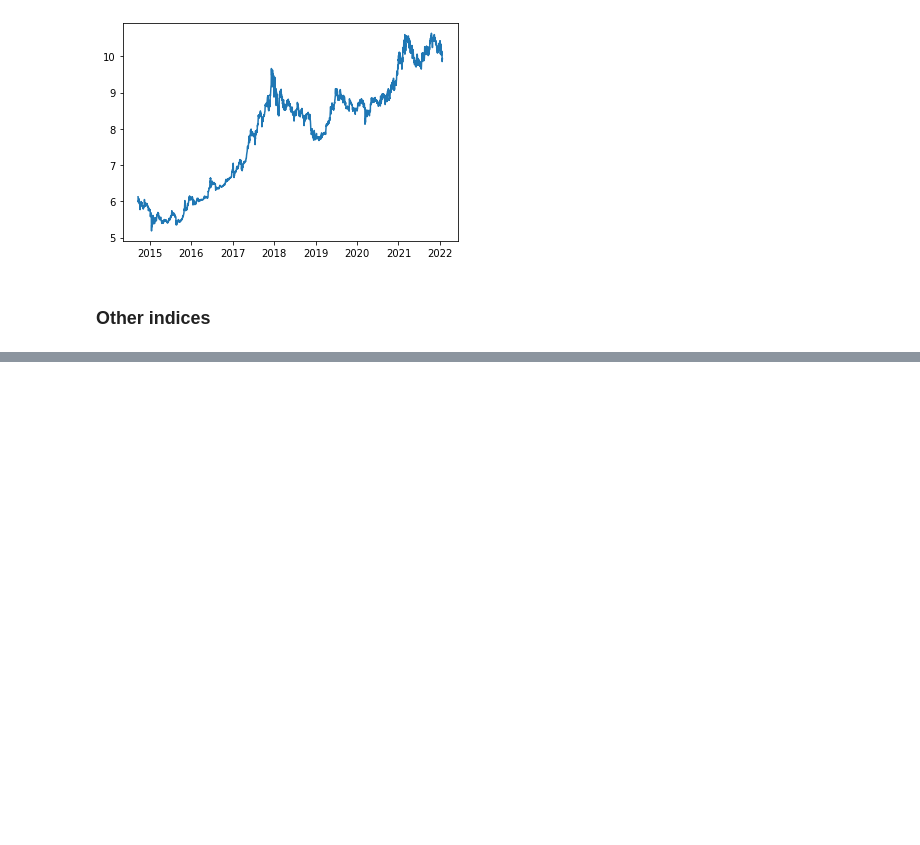
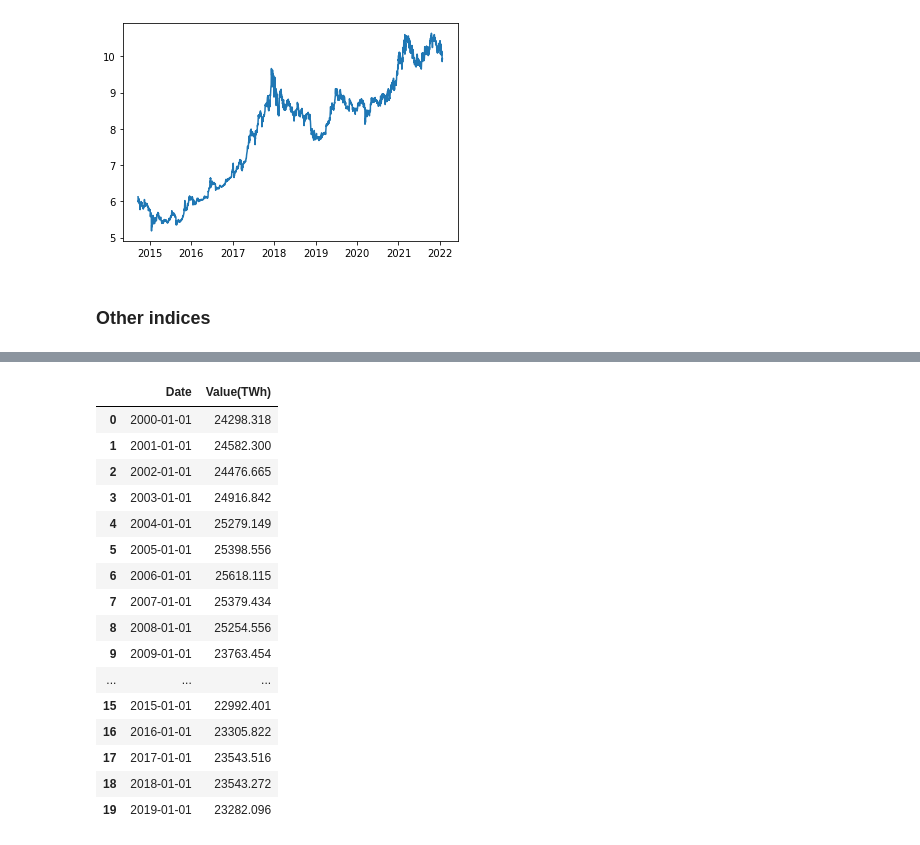
Before and after one commit to bang-a-coder/crypto-wrangling, a Jupyter notebook: crypto.ipynb, the cells around one changed output, grey strips where cells are left out. Saved outputs shown, nothing was run; the diff lists cells and outputs as text; code cells hidden in the pictures; blank space fills up the shorter version.

```diff
--- a/crypto.ipynb
+++ b/crypto.ipynb
@@ -194,0 +208,28 @@ df_nicolas.rename(columns={'title': 'no. of movies'}, inplace=True) #change name
+# %%
+#Energe consumption prep
+df_nrg = df_nrg[df_nrg['Entity'] == 'Europe'] # Select only europe
+df_nrg = df_nrg[df_nrg['Year'] >= 2000] # Select data only form 2000 and beyond
+df_nrg.rename(columns={'Year':'Date', 'Primary energy consumption (TWh)':'Value(TWh)'}, inplace=True) #Change columns name values for consistency
+df_nrg['Date'] = pd.to_datetime(df_nrg['Date'], format='%Y') #Date from str to datetime
+df_nrg = df_nrg.reset_index().drop('index',axis=1) #reset and clear index
+df_nrg = df_nrg[['Date', 'Value(TWh)']] #keep only relevant columns
+# %%
+df_nrg
+# %% [output]
+|  | Date | Value(TWh) |
+| 0 | 2000-01-01 | 24298.318 |
+| 1 | 2001-01-01 | 24582.300 |
+| 2 | 2002-01-01 | 24476.665 |
+| 3 | 2003-01-01 | 24916.842 |
+| 4 | 2004-01-01 | 25279.149 |
+| 5 | 2005-01-01 | 25398.556 |
+| 6 | 2006-01-01 | 25618.115 |
+| 7 | 2007-01-01 | 25379.434 |
+| 8 | 2008-01-01 | 25254.556 |
+| 9 | 2009-01-01 | 23763.454 |
+| ... | ... | ... |
+| 15 | 2015-01-01 | 22992.401 |
+| 16 | 2016-01-01 | 23305.822 |
+| 17 | 2017-01-01 | 23543.516 |
+| 18 | 2018-01-01 | 23543.272 |
+| 19 | 2019-01-01 | 23282.096 |
```
Also changed, not shown: parts of 5 cells of this notebook, 4 other files.
